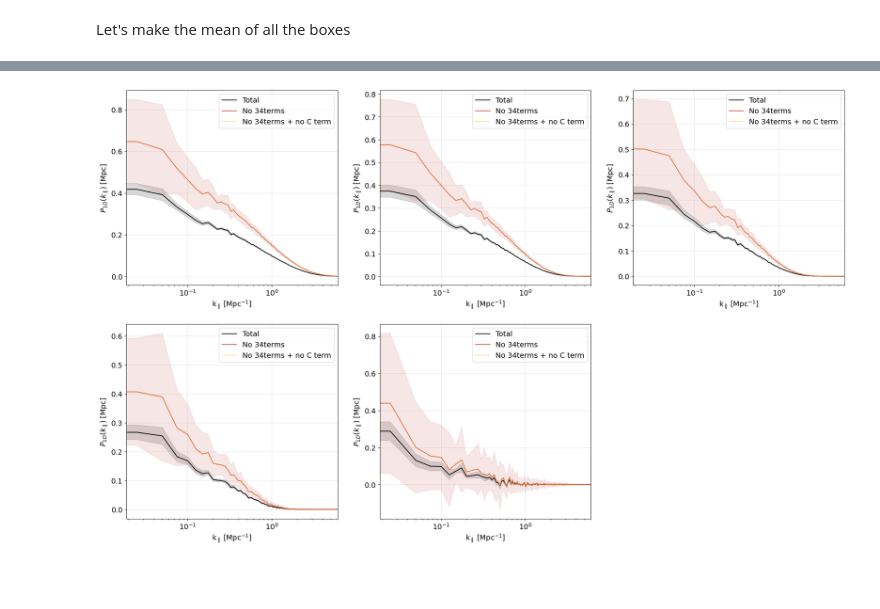
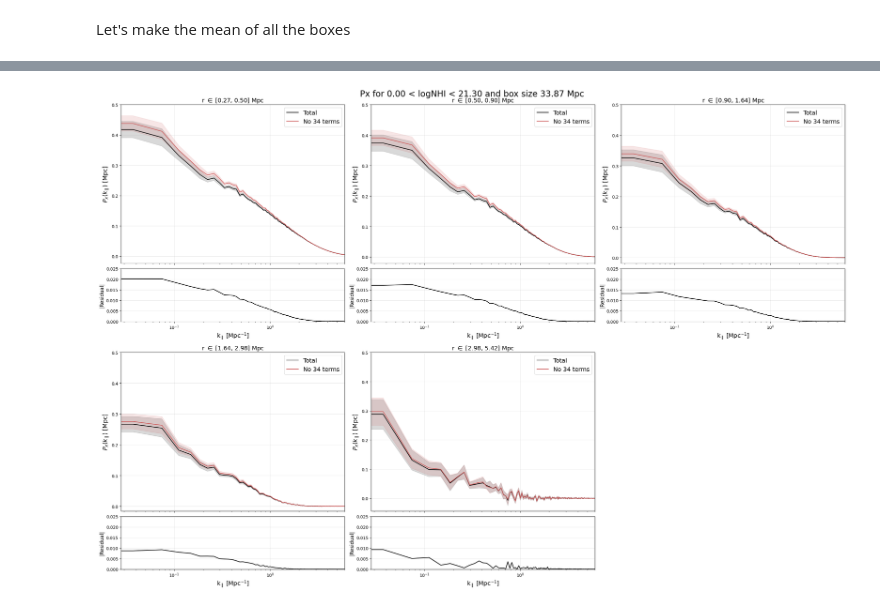
Before and after one commit to andreufont/astrid_hcd, a Jupyter notebook: SimulationFields/Px.ipynb, the cells around one changed output, grey strips where cells are left out. Cells and saved outputs as stored; diff of their text form; code cells hidden in the pictures; blank space fills up the shorter version.

```diff
--- a/SimulationFields/Px.ipynb
+++ b/SimulationFields/Px.ipynb
@@ -502,23 +501,41 @@ for i in np.arange(len(r_bins)-1):
-# %%
-plt.figure(figsize=(25, 15))
-
-for i in np.arange(len(r_bins)-1):
-    plt.subplot(2, 3, i+1)
-    plt.plot(k_los, Px_tot[i], color='k', label='Total')
-    plt.fill_between(k_los, (Px_tot[i]-Px_std_tot[i]), (Px_tot[i]+Px_std_tot[i]), color='k', alpha=0.15)
-    plt.plot(k_los, Px_aprox[i], color='indianred', label='No 34terms')
-    plt.fill_between(k_los, (Px_aprox[i]-Px_std_aprox[i]), (Px_aprox[i]+Px_std_aprox[i]), color='indianred', alpha=0.15)
-    plt.plot(k_los, Px_aprox_vega[i], color='orange', linestyle=':', label='No 34terms + no C term')
-    plt.xscale('log')
-    plt.legend(fontsize=14)
-    plt.xticks(fontsize=14)
-    plt.yticks(fontsize=14)
-    plt.grid(alpha=0.3)
-    plt.xlim(right=6)
-    plt.xlabel(r'k$_\parallel$ [Mpc$^{-1}$]', fontsize=14)
-    plt.ylabel(r'$P_{1D}(k_\parallel)$ [Mpc]', fontsize=14);
-
-    plt.savefig('plot.png', dpi=200, bbox_inches='tight')
-# %% [output]
-[figure, removed]
+# %%
+fig = plt.figure(figsize=(25, 17))
+plt.suptitle('Px for %.2f < logNHI < %.2f and box size %.2f Mpc' %(logNHI_min, logNHI_max, Lmbox*hubble), fontsize=20)
+n_bins = len(r_bins) - 1
+for i in np.arange(n_bins):
+    # each r-bin gets its own 2-row mini-layout inside a 2x3 grid cell
+    gs = plt.GridSpec(2, 3)[i]
+    inner = gs.subgridspec(2, 1, height_ratios=[3, 1], hspace=0.05)
+    ax_main = fig.add_subplot(inner[0])
+    ax_res = fig.add_subplot(inner[1], sharex=ax_main)
+
+    # ---------------- MAIN ----------------
+    ax_main.plot(k_los, Px_tot[i], color='k', label='Total')
+    ax_main.fill_between(k_los, Px_tot[i] - Px_std_tot[i], Px_tot[i] + Px_std_tot[i], color='k', alpha=0.15)
+    ax_main.plot(k_los, Px_aprox[i], color='indianred', label='No 34 terms')
+    ax_main.fill_between(k_los, Px_aprox[i] - Px_std_aprox[i], Px_aprox[i] + Px_std_aprox[i], color='indianred', alpha=0.15)
+
+    ax_main.set_xscale('log')
+    ax_main.set_xlim(right=6)
+    ax_main.set_ylim(top=0.5)
+    ax_main.grid(alpha=0.3)
+    ax_main.legend(fontsize=14)
+    ax_main.set_ylabel(r'$P_{x}(k_\parallel)$ [Mpc]', fontsize=14)
+    ax_main.set_title(r'r $\in$ [%.2f, %.2f] Mpc' % (r_bins[i], r_bins[i+1]), fontsize=14)
+    ax_main.tick_params(labelbottom=False)
+
+    # ---------------- RESIDUAL ----------------
+    ax_res.plot( k_los, np.abs(Px_tot[i] - Px_aprox[i]), color='k')
+
+    ax_res.set_xscale('log')
+    ax_res.set_xlim(right=6)
+    ax_res.grid(alpha=0.3)
+    ax_res.set_xlabel(r'k$_\parallel$ [Mpc$^{-1}$]', fontsize=14)
+    ax_res.set_ylabel('|Residual|', fontsize=12)
+    ax_res.set_ylim(0, 0.025)
+
+plt.tight_layout()
+plt.savefig('plot.png', dpi=200, bbox_inches='tight')
+# %% [output]
+[figure, added]
 # %%
```
Also changed, not shown: parts of 10 cells of this notebook, 1 other file.
